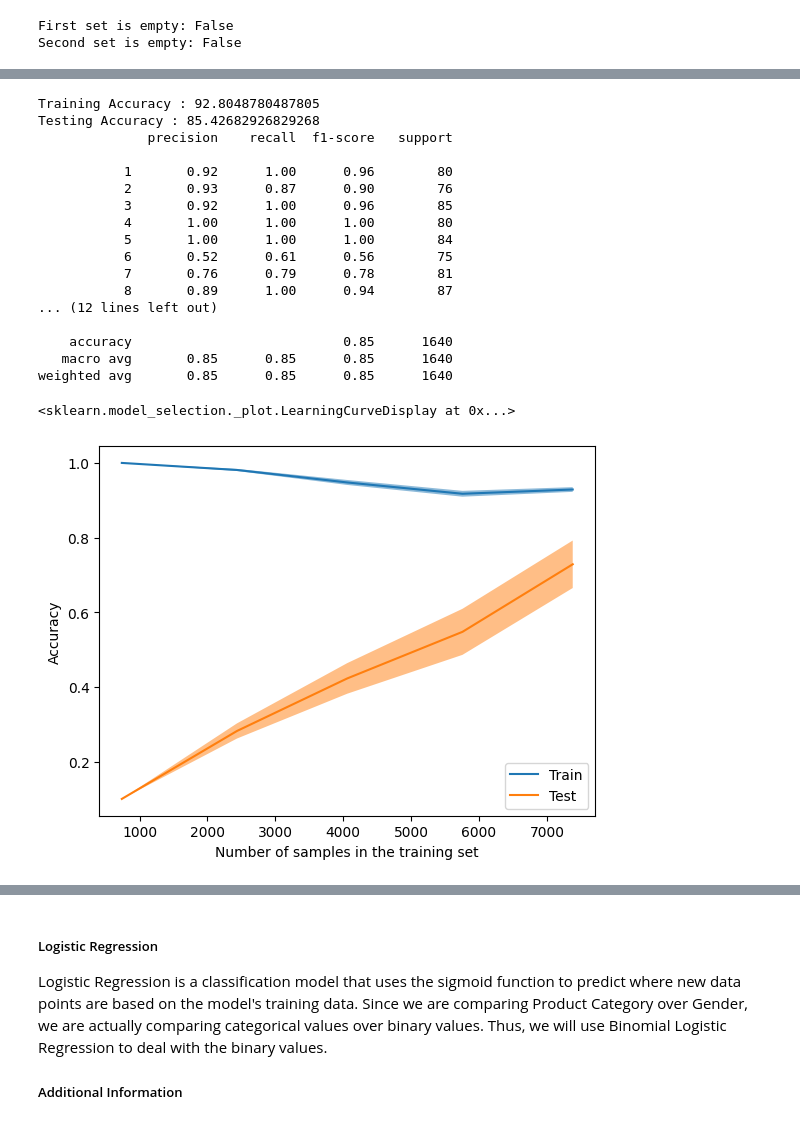
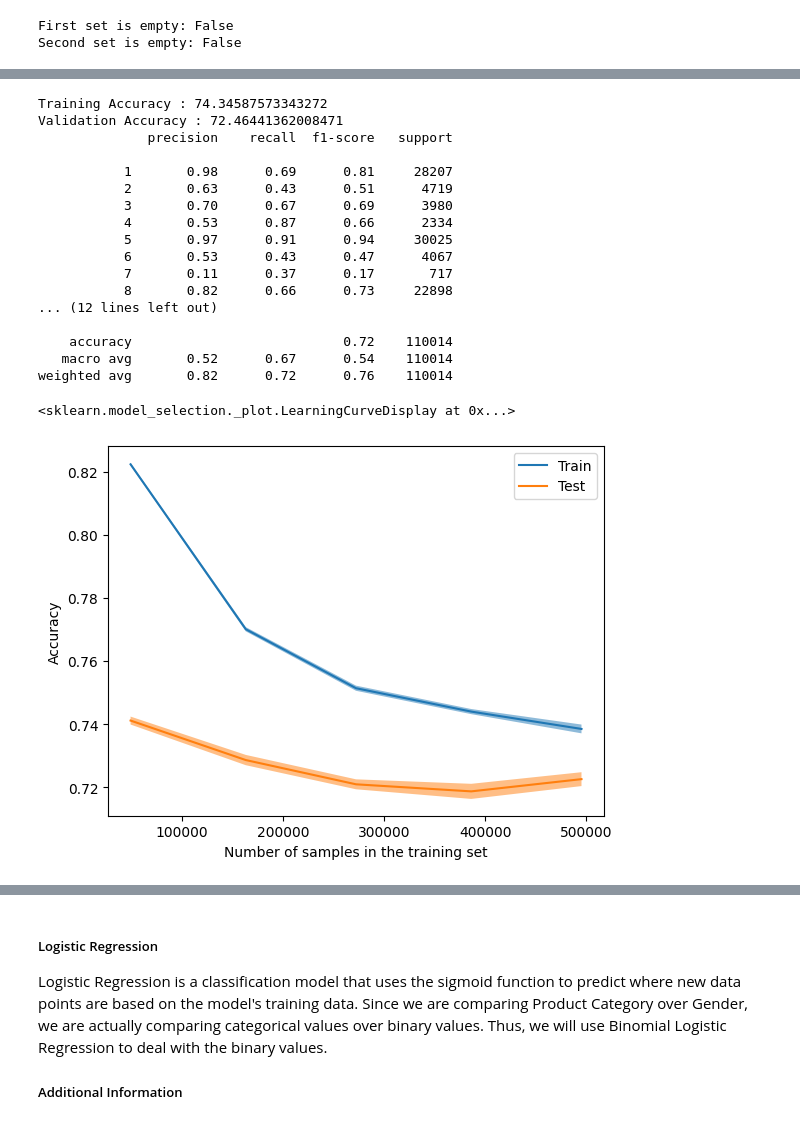
Before and after one commit to CIC-Research/Data-Science-Project, a Jupyter notebook: main.ipynb, the cells around one changed output, grey strips where cells are left out. Cells and saved outputs as stored; diff of their text form; code cells hidden in the pictures.

```diff
--- a/main.ipynb
+++ b/main.ipynb
@@ -13,6 +26,4 @@ We start by using pandas to read our data from an Excel file and display it to p
 # %%
-import pandas as pd
-
 #try/catch for pd.read_csv
 try:
     Walmart_Data = pd.read_csv('walmart.csv')
@@ -23,11 +34,11 @@ try:
 
     #seperating into individual sets
     Purchase_PC_Data= Walmart_Data[['Purchase','Product_Category']]
-    PC_Gender_Data = Walmart_Data[['Product_Category','Gender']]
+    Purchase_Gender_Data = Walmart_Data[['Purchase','Gender']]
 
     #checking to see if datasets have read csv file successfully
     print(f'First set is empty: {Purchase_PC_Data.empty}')
-    print(f'Second set is empty: {PC_Gender_Data.empty}')
+    print(f'Second set is empty: {Purchase_Gender_Data.empty}')
 except FileNotFoundError:
     print('File not found')
 except pd.errors.EmptyDataError:
@@ -154,58 +170,47 @@ Credits: https://stats.stackexchange.com/questions/354709/sklearn-metrics-accura
 https://scikit-learn.org/stable/modules/generated/sklearn.model_selection.LearningCurveDisplay.html
 https://www.geeksforgeeks.org/ml-handling-imbalanced-data-with-smote-and-near-miss-algorithm-in-python/
 # %%
-from imblearn.under_sampling import NearMiss
-from sklearn.model_selection import train_test_split
-from sklearn.tree import DecisionTreeClassifier
-from sklearn.metrics import accuracy_score, classification_report
-
 #explanatory/response values, (drops Product Category)
 x = Purchase_PC_Data.drop('Product_Category', axis=1)
 y = Purchase_PC_Data['Product_Category']
 
-nr = NearMiss()
-x, y = nr.fit_resample(x, y)
-
-#splits data into 80% training and 20% testing
-#starts the Decision Tree Model and fits the training data to the model
+# splits data into 80% training and 20% testing
+# starts the Decision Tree Model and fits the training data to the model
 X_train, X_test, Y_train, Y_test = train_test_split(x,y, test_size=0.2)
 
-dt = DecisionTreeClassifier()
-
+dt = DecisionTreeClassifier(class_weight='balanced')
 dt.fit(X_train, Y_train)
 
 Y_pred = dt.predict(X_test)
 #shows training/testing accuracy using the accuracy_score
 print(f'Training Accuracy : {accuracy_score(Y_train, dt.predict(X_train))*100}')
-print(f'Testing Accuracy : {accuracy_score(Y_test, Y_pred)*100}')
+print(f'Validation Accuracy : {accuracy_score(Y_test, Y_pred)*100}')
 
 print(classification_report(Y_test, Y_pred))
 # %% [output]
-Training Accuracy : 92.8048780487805
-Testing Accuracy : 85.42682926829268
+Training Accuracy : 74.34587573343272
+Validation Accuracy : 72.46441362008471
               precision    recall  f1-score   support
 
-           1       0.92      1.00      0.96        80
-           2       0.93      0.87      0.90        76
-           3       0.92      1.00      0.96        85
-           4       1.00      1.00      1.00        80
-           5       1.00      1.00      1.00        84
-           6       0.52      0.61      0.56        75
-           7       0.76      0.79      0.78        81
-           8       0.89      1.00      0.94        87
+           1       0.98      0.69      0.81     28207
+           2       0.63      0.43      0.51      4719
+           3       0.70      0.67      0.69      3980
+           4       0.53      0.87      0.66      2334
+           5       0.97      0.91      0.94     30025
+           6       0.53      0.43      0.47      4067
+           7       0.11      0.37      0.17       717
+           8       0.82      0.66      0.73     22898
 ... (12 lines left out)
 
-    accuracy                           0.85      1640
-   macro avg       0.85      0.85      0.85      1640
-weighted avg       0.85      0.85      0.85      1640
+    accuracy                           0.72    110014
+   macro avg       0.52      0.67      0.54    110014
+weighted avg       0.82      0.72      0.76    110014
 # %%
-from sklearn.model_selection import LearningCurveDisplay, learning_curve
-
-train_sizes, train_scores, test_scores = learning_curve(estimator=dt, X= x, y= y, cv = 10, train_sizes=[0.1, 0.33, 0.55, 0.78, 1.])
+train_sizes, train_scores, test_scores = learning_curve(estimator=dt, X= x, y= y, cv = 10, train_sizes=[0.1, 0.33, 0.55, 0.78, 1.], n_jobs=-1)
 LC_plt = LearningCurveDisplay(train_sizes = train_sizes, train_scores = train_scores, test_scores = test_scores, score_name='Accuracy')
 LC_plt.plot()
 # %% [output]
 <sklearn.model_selection._plot.LearningCurveDisplay at 0x...>
-[figure, old version]
+[figure, new version]
 # %%
 #chosing Purchases to see if model can classify Product Categories correctly
```
Also changed, not shown: parts of 16 cells of this notebook.
